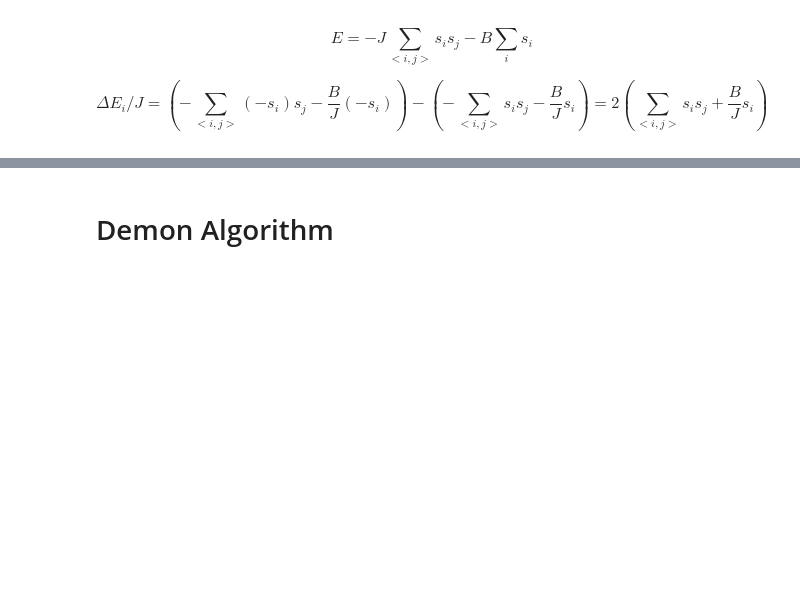
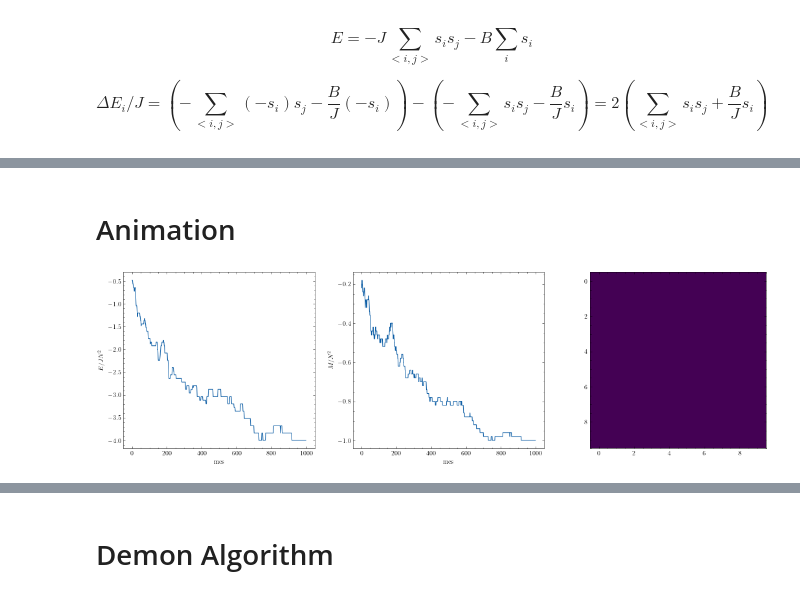
Before and after one commit to franklinzppa/fisica-computacional, a Jupyter notebook: Week 9 - Monte Carlo for Statistical Physics.ipynb, the cells around one changed output, grey strips where cells are left out. Cells and saved outputs as stored; diff of their text form; code cells hidden in the pictures; blank space fills up the shorter version.

Commit message:
added animation to metropolis in week 9

```diff
--- a/Week 9 - Monte Carlo for Statistical Physics.ipynb
+++ b/Week 9 - Monte Carlo for Statistical Physics.ipynb
@@ -228 +237,3 @@ plt.show()
+# %% [markdown]
+# Animation
 # %%
@@ -251,0 +271,26 @@ plt.show()
+# %%
+# Saving animation
+
+fig = plt.figure(figsize=(18,5))
+
+def animate(frame):
+    fig.clear()
+    plt.subplot(1,3,1)
+    plt.plot(E_array[:frame]/N**2)
+    plt.xlabel('mcs')
+    plt.ylabel('$E/JN^2$')
+
+    plt.subplot(1,3,2)
+    plt.plot(s_array[:frame]/N**2)
+    plt.xlabel('mcs')
+    plt.ylabel('$M/N^2$')
+
+    plt.subplot(1,3,3)
+    plt.imshow(states_array[frame])
+
+anim = FuncAnimation(fig, animate, frames=1000, interval=10)
+writer_video = FFMpegWriter(fps=15)
+anim.save('anim/metropolis.mp4', writer=writer_video)
+plt.close()
+# %% [output]
+[figure, added]
```
Also changed, not shown: parts of 20 cells of this notebook, 2 other files.
